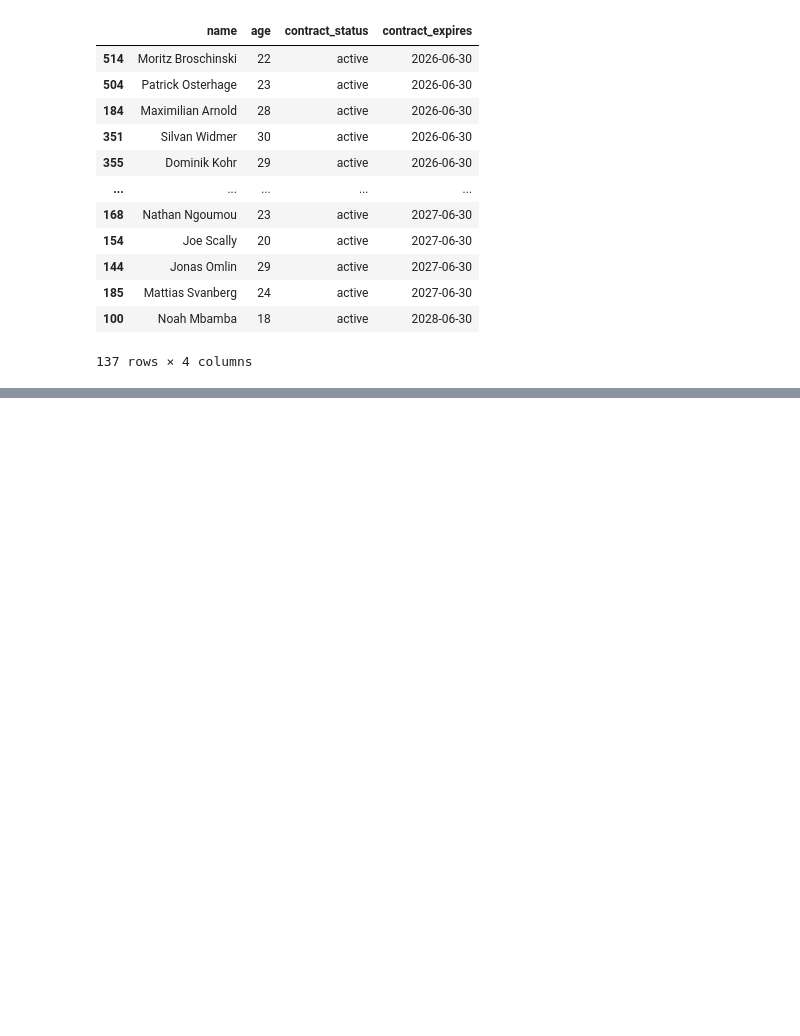
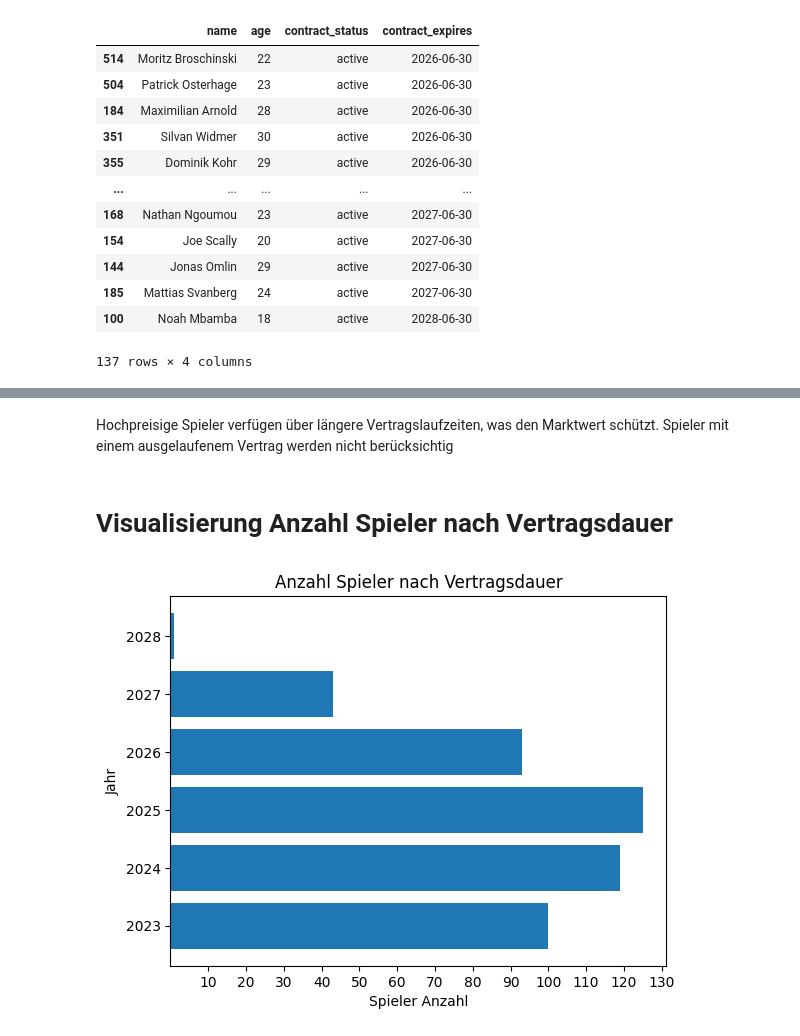
Before and after one commit to PatrikBartos/First-Pandas-Projekt, a Jupyter notebook: notebooks/main.ipynb, the cells around one changed output, grey strips where cells are left out. Cells and saved outputs as stored; diff of their text form; code cells hidden in the pictures; blank space fills up the shorter version.

```diff
--- a/notebooks/main.ipynb
+++ b/notebooks/main.ipynb
@@ -609,0 +612,24 @@ soon_expired.sort_values(by="contract_expires", ascending=True)
+# %%
+data_frame["contract_expires"] = pd.to_datetime(data_frame["contract_expires"])
+
+today = pd.Timestamp.today()
+
+data_frame["years_left"] = ((data_frame["contract_expires"] - today).dt.days / 365.25).round(2)
+# %%
+data_frame["contract_term"] = pd.cut(
+    data_frame["years_left"],
+    bins=[-float("inf"), 0, 1, 3, float("inf")], # -float / float fangen Negative und größere Werte als 3 ab
+    labels=[
+        "Abgelaufen",
+        "Kurzfristig",
+        "Mittelfristig",
+        "Langfristig"
+    ]
+)
+
+active_contracts = data_frame[data_frame["contract_status"] == "active"]
+
+table_contracts = (
+    active_contracts["contract_term"].value_counts().rename_axis("Vertragslaufzeit").reset_index(name="Anzahl Spieler")
+)
+table_contracts
@@ -609,0 +661,23 @@ soon_expired.sort_values(by="contract_expires", ascending=True)
+# %% [markdown]
+Hochpreisige Spieler verfügen über längere Vertragslaufzeiten, was den Marktwert schützt.
+Spieler mit einem ausgelaufenem Vertrag werden nicht berücksichtig
+# %% [markdown]
+# Visualisierung Anzahl Spieler nach Vertragsdauer
+# %%
+
+data_frame["contract_expires"] = pd.to_datetime(data_frame["contract_expires"])
+count_contract_expires = data_frame["contract_expires"].dt.year.value_counts()
+
+plt.xticks([10, 20 ,30 ,40 ,50, 60 ,70 ,80 ,90, 100, 110 ,120, 130])
+
+plt.title("Anzahl Spieler nach Vertragsdauer")
+plt.xlabel("Spieler Anzahl")
+plt.ylabel("Jahr")
+
+plt.barh(count_contract_expires.index, count_contract_expires.values)
+
+
+
+plt.show()
+# %% [output]
+[figure, added]
```
Also changed, not shown: parts of 5 cells of this notebook.
